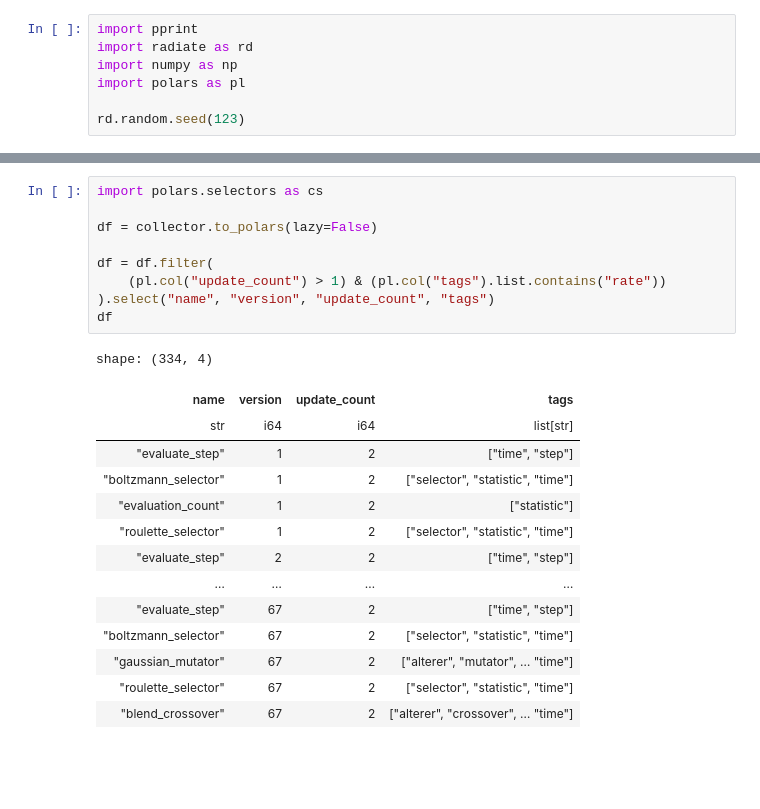
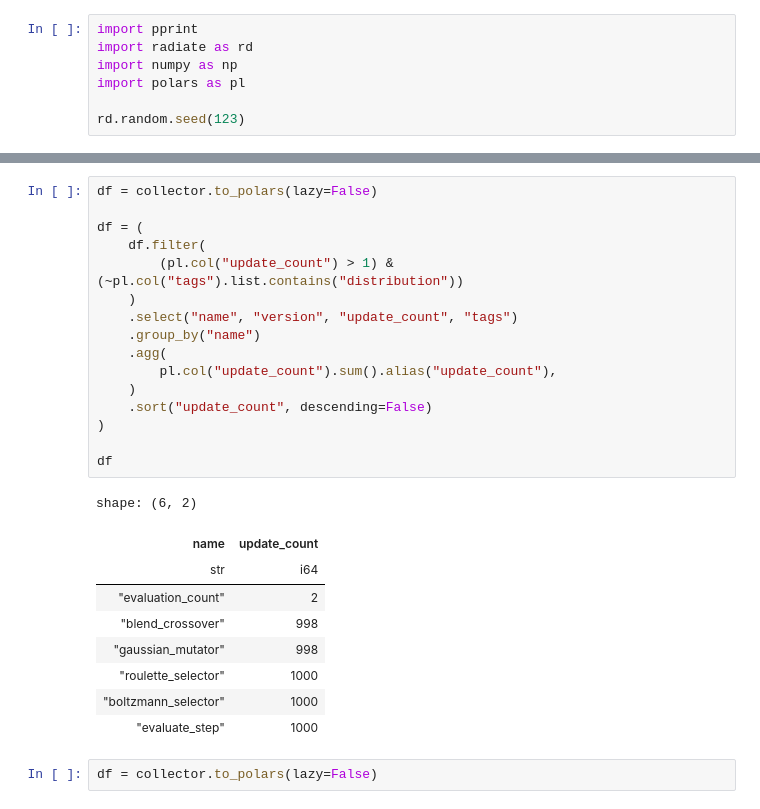
Before and after one commit to pkalivas/radiate, a Jupyter notebook: examples/python/simple_nn.ipynb, the cells around one changed output, grey strips where cells are left out. Saved outputs shown, nothing was run; the diff lists cells and outputs as text; blank space fills up the shorter version.

```diff
--- a/examples/python/simple_nn.ipynb
+++ b/examples/python/simple_nn.ipynb
@@ -215,24 +125,28 @@ shape: (31, 19)
 # %%
-import polars.selectors as cs
-
 df = collector.to_polars(lazy=False)
 
-df = df.filter(
-    (pl.col("update_count") > 1) & (pl.col("tags").list.contains("rate"))
-).select("name", "version", "update_count", "tags")
+df = (
+    df.filter(
+        (pl.col("update_count") > 1) & (~pl.col("tags").list.contains("distribution"))
+    )
+    .select("name", "version", "update_count", "tags")
+    .group_by("name")
+    .agg(
+        pl.col("update_count").sum().alias("update_count"),
+    )
+    .sort("update_count", descending=False)
+)
+
 df
 # %% [output]
-shape: (334, 4)
+shape: (6, 2)
-| name | version | update_count | tags |
-| str | i64 | i64 | list[str] |
-| "evaluate_step" | 1 | 2 | ["time", "step"] |
-| "boltzmann_selector" | 1 | 2 | ["selector", "statistic", "time"] |
-| "evaluation_count" | 1 | 2 | ["statistic"] |
-| "roulette_selector" | 1 | 2 | ["selector", "statistic", "time"] |
-| "evaluate_step" | 2 | 2 | ["time", "step"] |
-| … | … | … | … |
-| "evaluate_step" | 67 | 2 | ["time", "step"] |
-| "boltzmann_selector" | 67 | 2 | ["selector", "statistic", "time"] |
-| "gaussian_mutator" | 67 | 2 | ["alterer", "mutator", … "time"] |
-| "roulette_selector" | 67 | 2 | ["selector", "statistic", "time"] |
-| "blend_crossover" | 67 | 2 | ["alterer", "crossover", … "time"] |
+| name | update_count |
+| str | i64 |
+| "evaluation_count" | 2 |
+| "blend_crossover" | 998 |
+| "gaussian_mutator" | 998 |
+| "roulette_selector" | 1000 |
+| "boltzmann_selector" | 1000 |
+| "evaluate_step" | 1000 |
+# %%
+df = collector.to_polars(lazy=False)
```
Also changed, not shown: parts of 8 cells of this notebook, 21 other files.
